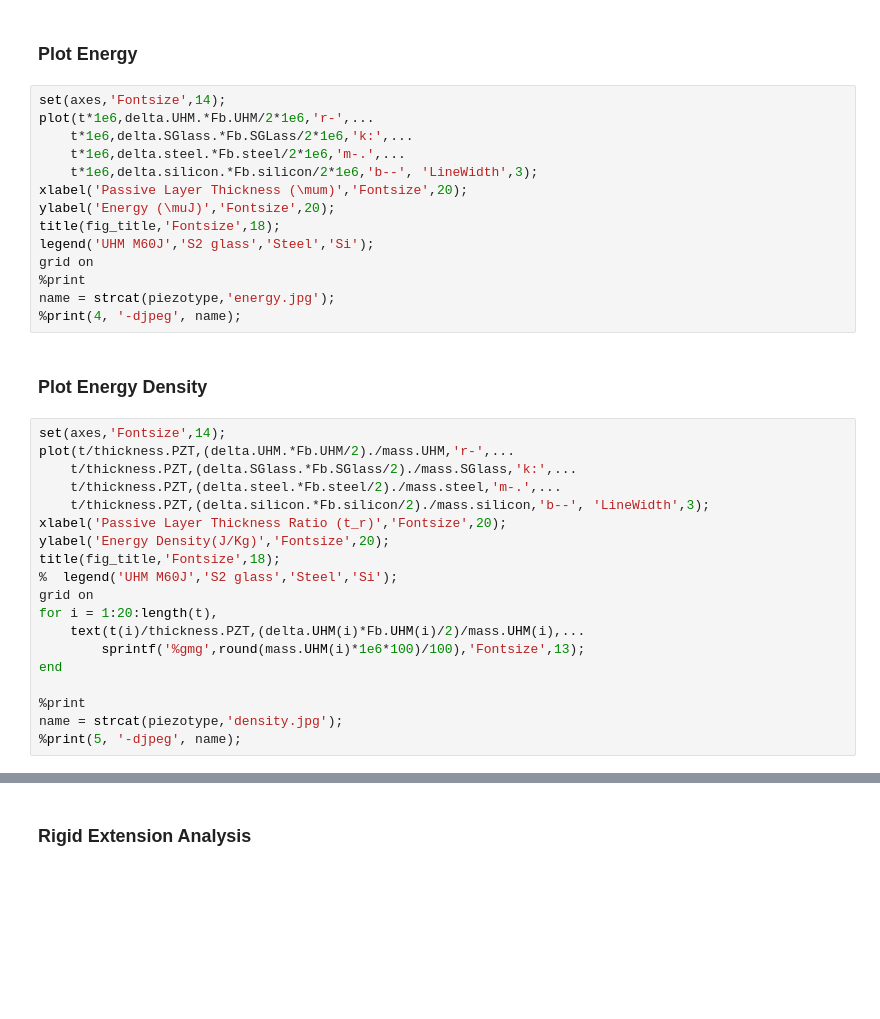
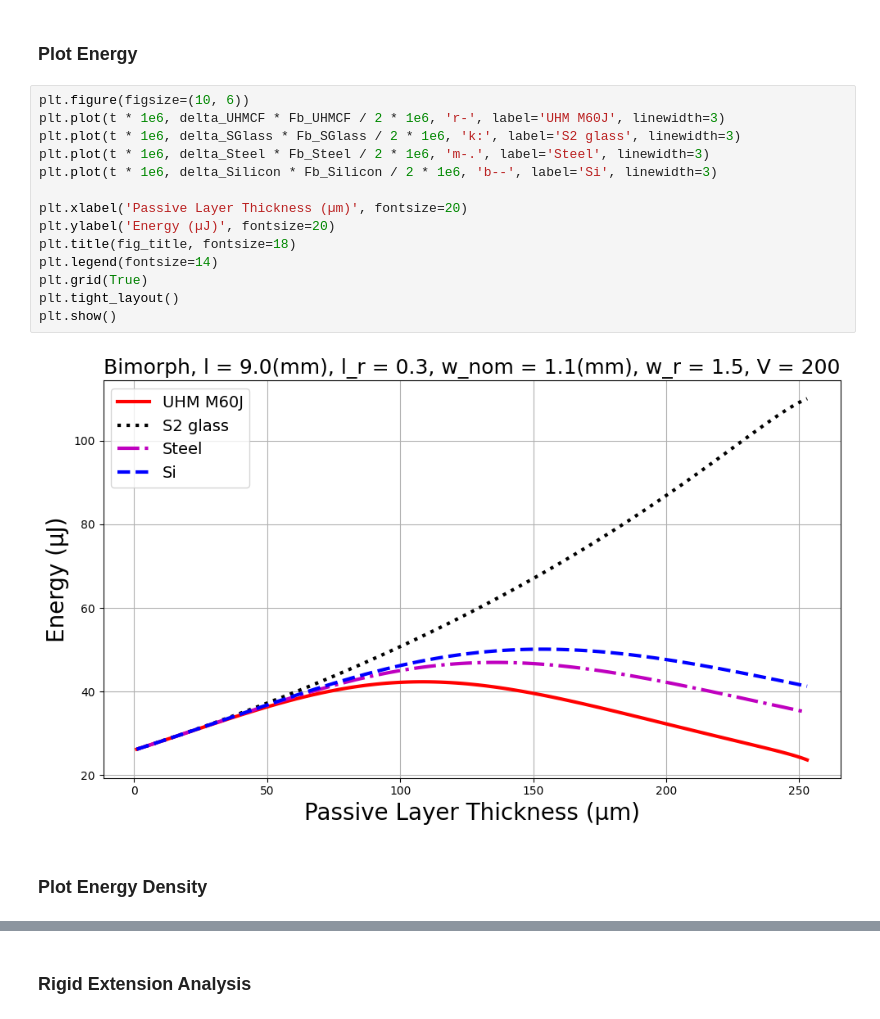
Before and after one commit to cmatchan/PZT_Actuator_Modeling, a Jupyter notebook: pzt_model.ipynb, the cells around one changed output, grey strips where cells are left out. Drawn from its saved outputs; the diff is of its cells as text; blank space fills up the shorter version.

```diff
--- a/pzt_model.ipynb
+++ b/pzt_model.ipynb
@@ -663,37 +654,20 @@ name = strcat(piezotype,'stiff.jpg')
 # %% [markdown]
 ### Plot Energy
-# %%
-set(axes,'Fontsize',14);
-plot(t*1e6,delta.UHM.*Fb.UHM/2*1e6,'r-',...
-    t*1e6,delta.SGlass.*Fb.SGLass/2*1e6,'k:',...
-    t*1e6,delta.steel.*Fb.steel/2*1e6,'m-.',...
-    t*1e6,delta.silicon.*Fb.silicon/2*1e6,'b--', 'LineWidth',3);
-xlabel('Passive Layer Thickness (\mum)','Fontsize',20);
-ylabel('Energy (\muJ)','Fontsize',20);
-title(fig_title,'Fontsize',18);
-legend('UHM M60J','S2 glass','Steel','Si');
-grid on
-%print
-name = strcat(piezotype,'energy.jpg');
-%print(4, '-djpeg', name);
+# %%
+plt.figure(figsize=(10, 6))
+plt.plot(t * 1e6, delta_UHMCF * Fb_UHMCF / 2 * 1e6, 'r-', label='UHM M60J', linewidth=3)
+plt.plot(t * 1e6, delta_SGlass * Fb_SGlass / 2 * 1e6, 'k:', label='S2 glass', linewidth=3)
+plt.plot(t * 1e6, delta_Steel * Fb_Steel / 2 * 1e6, 'm-.', label='Steel', linewidth=3)
+plt.plot(t * 1e6, delta_Silicon * Fb_Silicon / 2 * 1e6, 'b--', label='Si', linewidth=3)
+
+plt.xlabel('Passive Layer Thickness (µm)', fontsize=20)
+plt.ylabel('Energy (µJ)', fontsize=20)
+plt.title(fig_title, fontsize=18)
+plt.legend(fontsize=14)
+plt.grid(True)
+plt.tight_layout()
+plt.show()
+# %% [output]
+[figure, added]
 # %% [markdown]
 ### Plot Energy Density
-# %%
-set(axes,'Fontsize',14);
-plot(t/thickness.PZT,(delta.UHM.*Fb.UHM/2)./mass.UHM,'r-',...
-    t/thickness.PZT,(delta.SGlass.*Fb.SGlass/2)./mass.SGlass,'k:',...
-    t/thickness.PZT,(delta.steel.*Fb.steel/2)./mass.steel,'m-.',...
-    t/thickness.PZT,(delta.silicon.*Fb.silicon/2)./mass.silicon,'b--', 'LineWidth',3);
-xlabel('Passive Layer Thickness Ratio (t_r)','Fontsize',20);
-ylabel('Energy Density(J/Kg)','Fontsize',20);
-title(fig_title,'Fontsize',18);
-%  legend('UHM M60J','S2 glass','Steel','Si');
-grid on
-for i = 1:20:length(t),
-    text(t(i)/thickness.PZT,(delta.UHM(i)*Fb.UHM(i)/2)/mass.UHM(i),...
-        sprintf('%gmg',round(mass.UHM(i)*1e6*100)/100),'Fontsize',13);
-end
-
-%print
-name = strcat(piezotype,'density.jpg');
-%print(5, '-djpeg', name);
```
Also changed, not shown: parts of 7 cells of this notebook.
